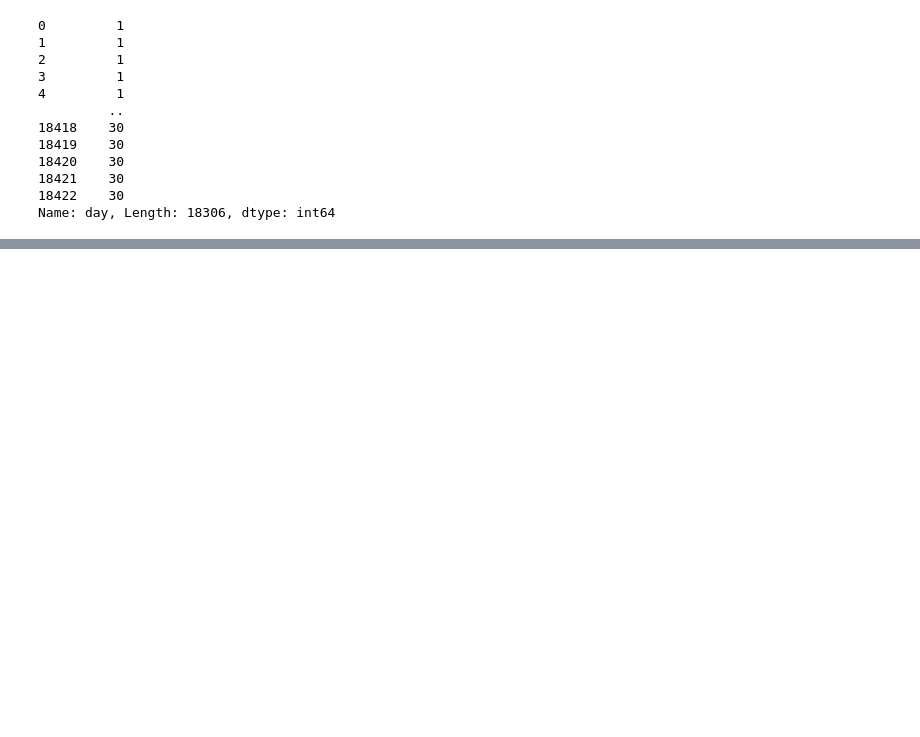
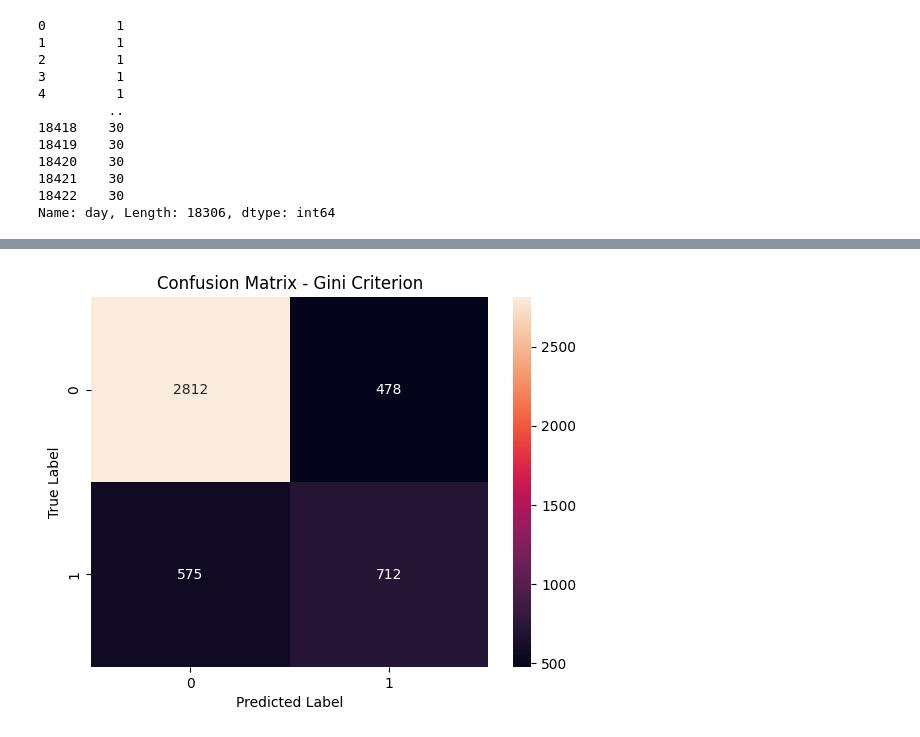
Before and after one commit to vandyG/datascience-pa2, a Jupyter notebook: src/dt.ipynb, the cells around one changed output, grey strips where cells are left out. Cells and saved outputs as stored; diff of their text form; code cells hidden in the pictures; blank space fills up the shorter version.

```diff
--- a/src/dt.ipynb
+++ b/src/dt.ipynb
@@ -163,0 +281,24 @@ KeyError: "['date'] not found in axis"
+# %%
+# Decision Tree with Gini Criterion
+# Initialize the Decision Tree Classifier with the Gini criterion
+gini_dt_clf = DecisionTreeClassifier(
+    criterion="gini", random_state=8, max_depth=10, min_samples_leaf=3
+)
+
+# Fit the classifier to the training data
+gini_dt_clf.fit(X_train_resampled, y_train_resampled)
+
+# Make predictions on the test data
+gini_y_pred = gini_dt_clf.predict(X_test)
+
+# Calculate the confusion matrix
+gini_cm = confusion_matrix(y_test, gini_y_pred)
+
+# Create a heatmap of the confusion matrix
+sns.heatmap(gini_cm, annot=True, fmt="d")
+plt.xlabel("Predicted Label")
+plt.ylabel("True Label")
+plt.title("Confusion Matrix - Gini Criterion")
+plt.show()
+# %% [output]
+[figure, added]
```
Also changed, not shown: parts of 23 cells of this notebook, 4 other files.
